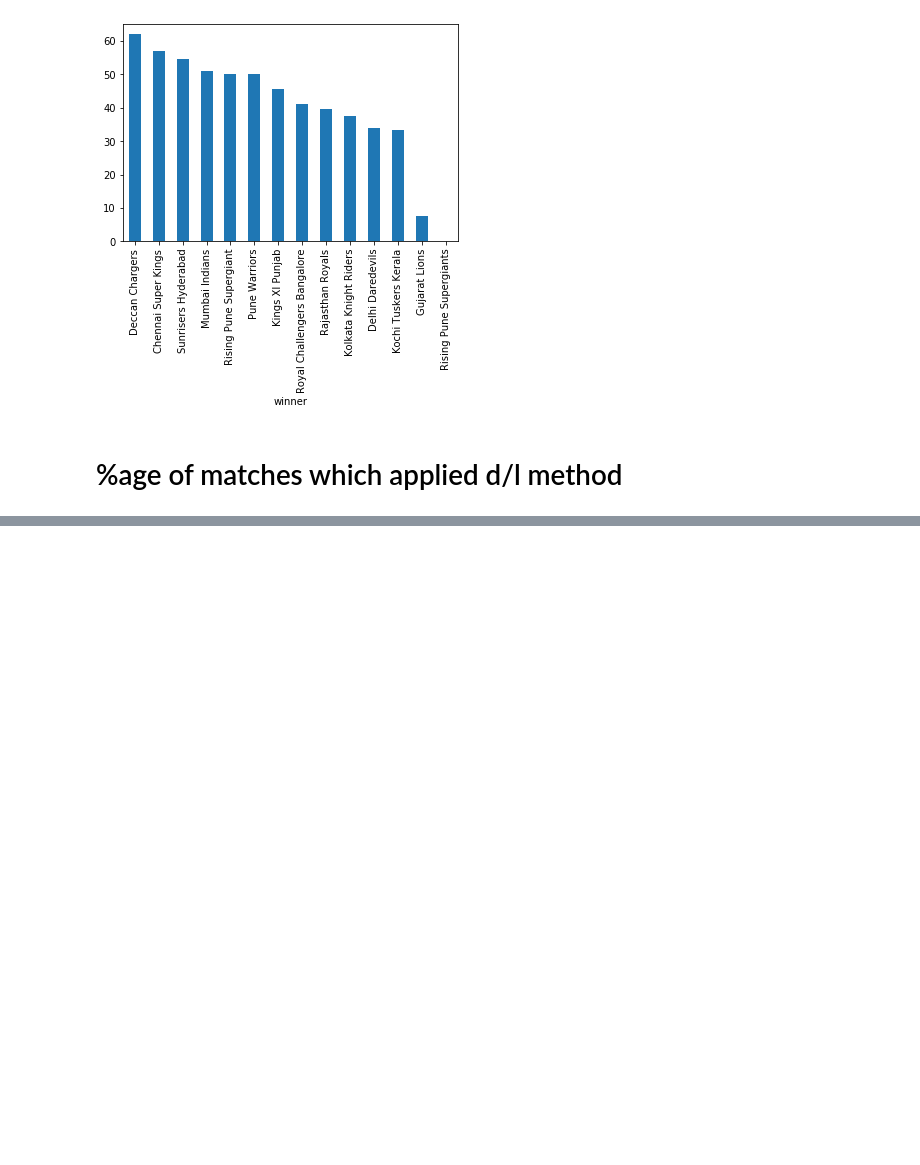
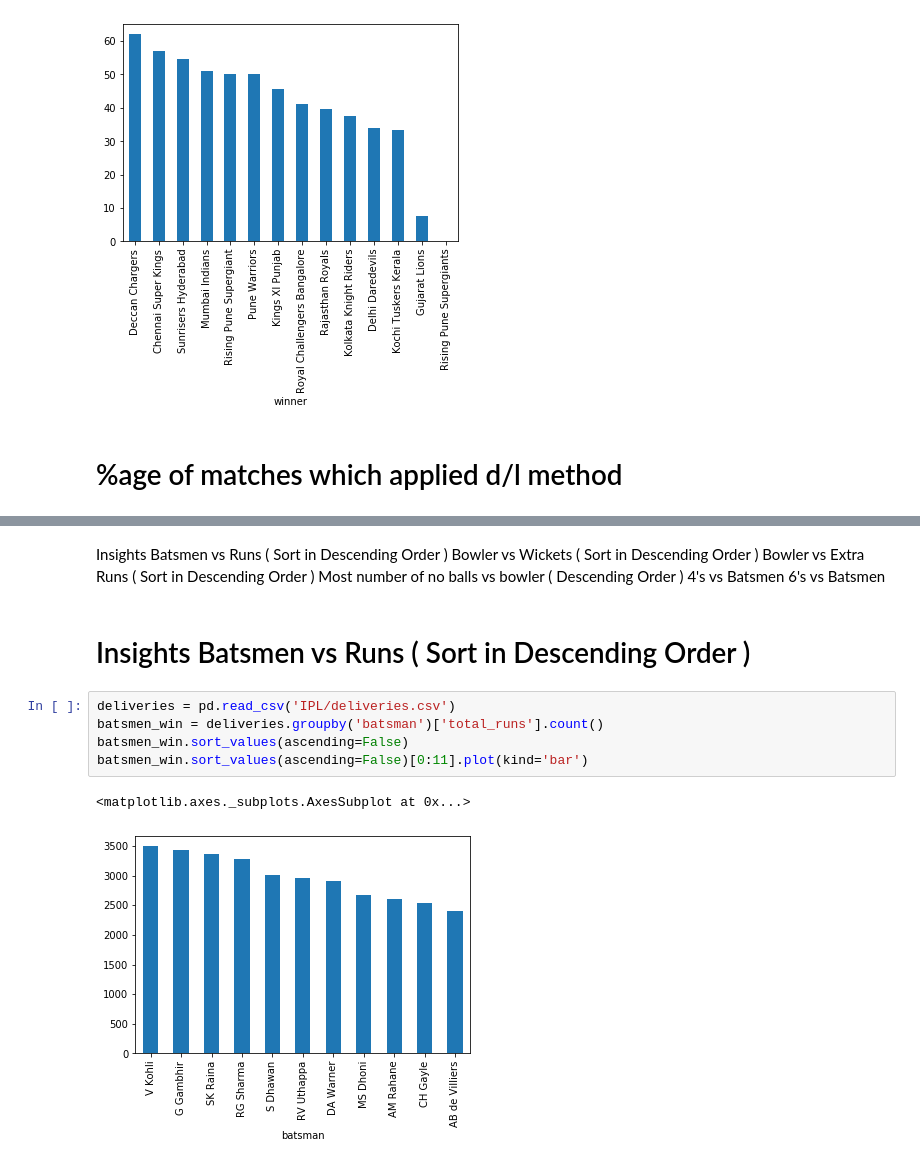
Before and after one commit to kumarishalini13/Machine-Learning, a Jupyter notebook: IPL.ipynb, the cells around one changed output, grey strips where cells are left out. Drawn from its saved outputs; the diff is of its cells as text; blank space fills up the shorter version.

```diff
--- a/IPL.ipynb
+++ b/IPL.ipynb
@@ -96,0 +98,18 @@ dtype: int64
+# %% [markdown]
+Insights
+Batsmen vs Runs ( Sort in Descending Order )
+Bowler vs Wickets ( Sort in Descending Order )
+Bowler vs Extra Runs ( Sort in Descending Order )
+Most number of no balls vs bowler ( Descending Order )
+4's vs Batsmen
+6's vs Batsmen
+# %% [markdown]
+# Insights Batsmen vs Runs ( Sort in Descending Order )
+# %%
+deliveries = pd.read_csv('IPL/deliveries.csv')
+batsmen_win = deliveries.groupby('batsman')['total_runs'].count()
+batsmen_win.sort_values(ascending=False)
+batsmen_win.sort_values(ascending=False)[0:11].plot(kind='bar')
+# %% [output]
+<matplotlib.axes._subplots.AxesSubplot at 0x...>
+[figure, added]
```
Also changed, not shown: parts of 13 cells of this notebook.
